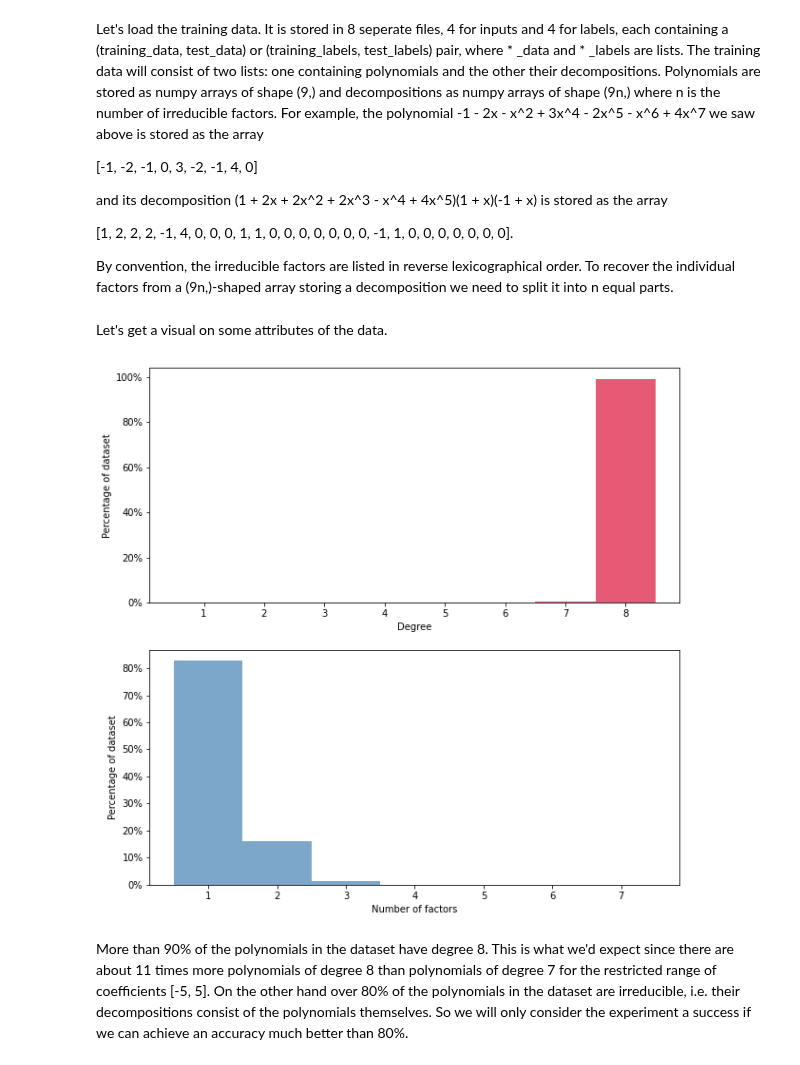
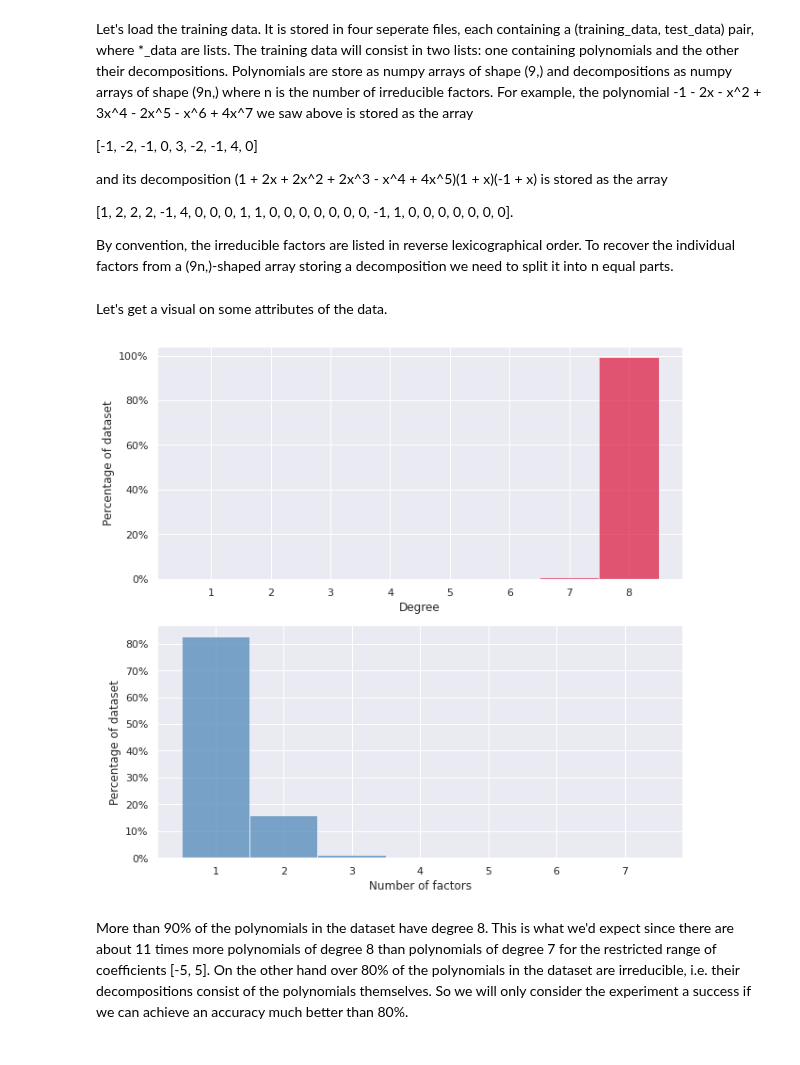
Before and after one commit to EliasTa2610/Polynomial-Factorization, a Jupyter notebook: experiment.ipynb, the cells around one changed output. Saved outputs shown, nothing was run; the diff lists cells and outputs as text; code cells hidden in the pictures.

```diff
--- a/experiment.ipynb
+++ b/experiment.ipynb
@@ -29,6 +28,6 @@ import copy
 from keras_transformer import get_model, get_custom_objects
 # %% [markdown]
-Let's load the training data. It is stored in 8 seperate files, 4 for inputs and 4 for labels, each containing a (training_data, test_data) or (training_labels, test_labels) pair, where \* _data and \* _labels are lists. The training data will consist of two lists: one containing polynomials and the other their decompositions. Polynomials are stored as numpy arrays of shape (9,) and decompositions as numpy arrays of shape (9n,) where n is the number of irreducible factors. For example, the polynomial -1 - 2x - x^2 + 3x^4 - 2x^5 - x^6 + 4x^7 we saw above is stored as the array
+Let's load the training data. It is stored in four seperate files, each containing a (training_data, test_data) pair, where *_data are lists. The training data will consist in two lists: one containing polynomials and the other their decompositions. Polynomials are store as numpy arrays of shape (9,) and decompositions as numpy arrays of shape (9n,) where n is the number of irreducible factors. For example, the polynomial -1 - 2x - x^2 + 3x^4 - 2x^5 - x^6 + 4x^7 we saw above is stored as the array
 
 [-1, -2, -1, 0, 3, -2, -1, 4, 0]
 
@@ -68,20 +67,24 @@ for decomp in decomps:
 # %%
 import matplotlib.pyplot as plt
 import matplotlib.ticker as mtick
+%matplotlib inline
+import seaborn as sns
+sns.set(style='darkgrid', palette=sns.diverging_palette(145, 400, s=20, l=30,
+                                                      n=8))
 
 fig, ax = plt.subplots(2, 1)
 ax[0].hist(degrees, density=True, bins=range(9), alpha=0.7, color='crimson',
            align='right')
 ax[1].hist(num_factors, density=True, bins=range(1,9), alpha=0.7,
            color='steelblue', align='left')
 ax[0].set(xlabel='Degree', ylabel='Percentage of dataset')
 ax[1].set(xlabel='Number of factors', ylabel='Percentage of dataset')
 ax[0].yaxis.set_major_formatter(mtick.PercentFormatter(1))
 ax[1].yaxis.set_major_formatter(mtick.PercentFormatter(1))
 fig.set_size_inches(10, 10)
 fig.show()
 # %% [output]
-[figure, old version]
+[figure, new version]
 # %% [markdown]
 More than 90% of the polynomials in the dataset have degree 8. This is what we'd expect since there are about 11 times more polynomials of degree 8 than polynomials of degree 7 for the restricted range of coefficients [-5, 5]. On the other hand over 80% of the polynomials in the dataset are irreducible, i.e. their decompositions consist of the polynomials themselves. So we will only consider the experiment a success if we can achieve an accuracy much better than 80%.
 # %%
```
Also changed, not shown: parts of 20 cells of this notebook.
